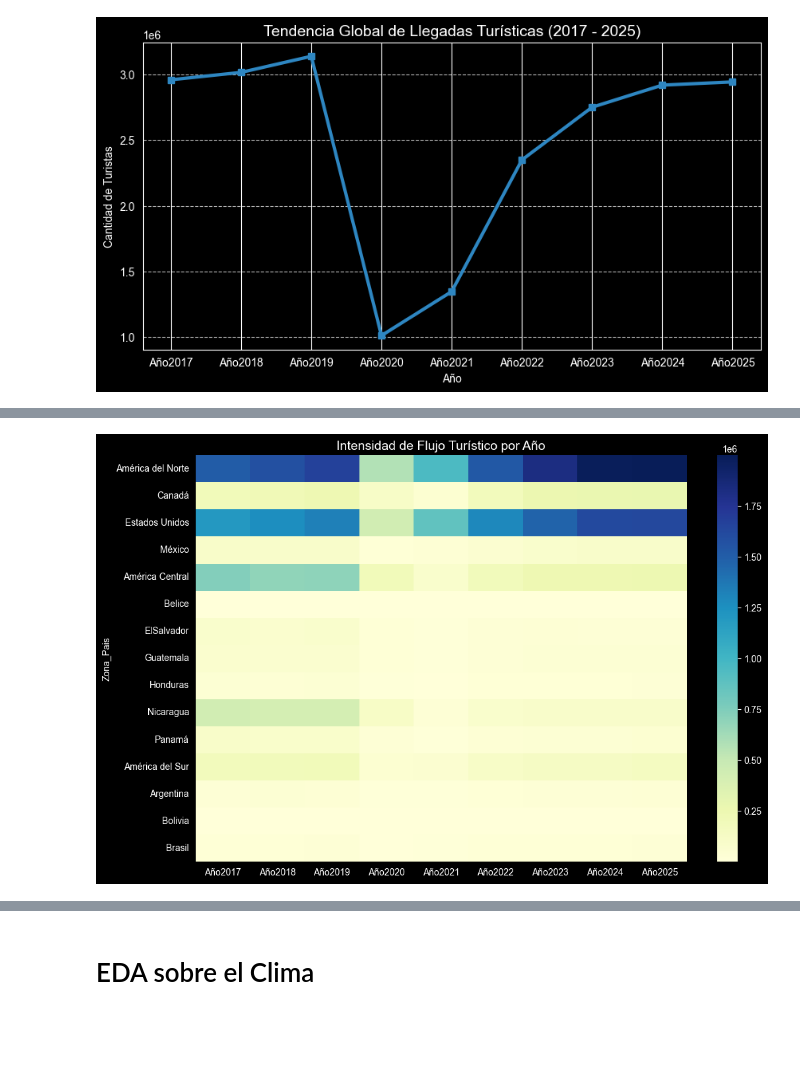
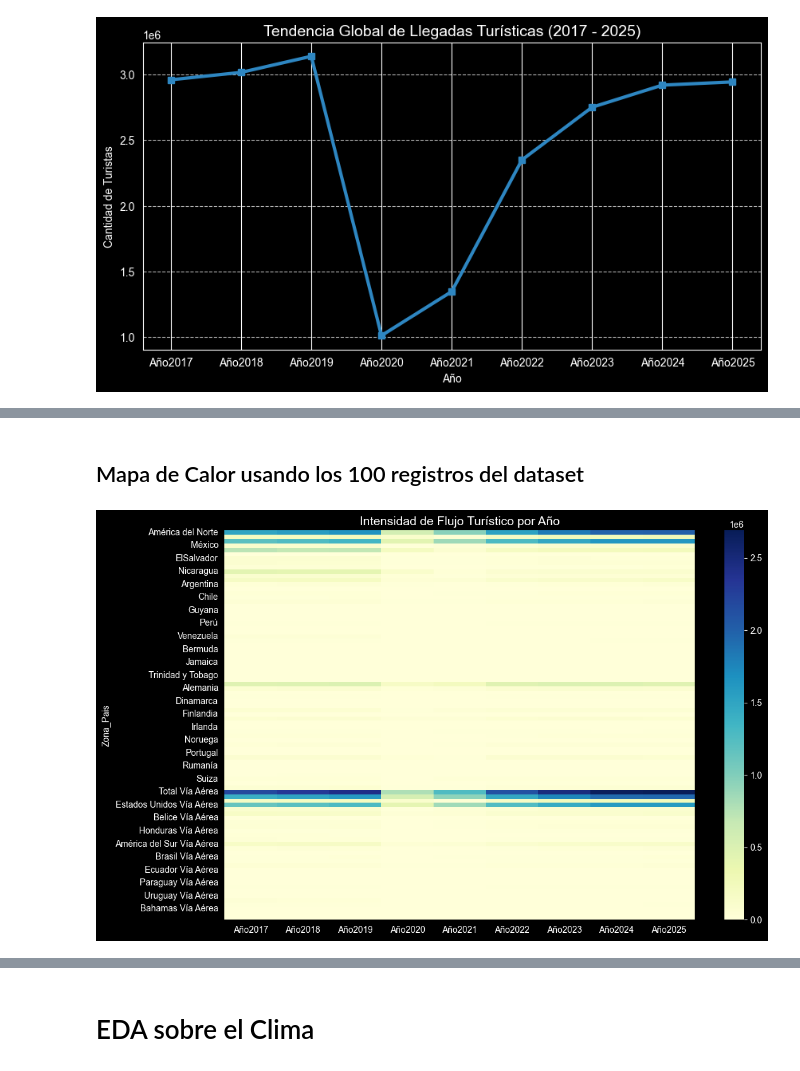
Before and after one commit to MauOrtizC/Proyecto_An-lisis_y_Predicci-n_del_Turismo_en_Costa_Rica, a Jupyter notebook: src/eda/EDA.ipynb, the cells around one changed output, grey strips where cells are left out. Cells and saved outputs as stored; diff of their text form; code cells hidden in the pictures; blank space fills up the shorter version.

```diff
--- a/src/eda/EDA.ipynb
+++ b/src/eda/EDA.ipynb
@@ -146,0 +110,19 @@ for col in num_cols[1:]:
+# %%
+top_6_zonas = df_paises[
+    (df_paises['Zona_Pais'] != 'Total') &
+    ((df_paises['Zona_Pais'] == 'América del Norte') |
+     (df_paises['Zona_Pais'] == 'América Central') |
+     (df_paises['Zona_Pais'] == 'América del Sur') |
+     (df_paises['Zona_Pais'] == 'Caribe') |
+     (df_paises['Zona_Pais'] == 'Europa') |
+     (df_paises['Zona_Pais'] == 'Otras Zonas')
+     )
+].head(6)
+
+for col in num_cols[1:]:
+    plt.figure(figsize = (8,4))
+    plt.bar(top_6_zonas['Zona_Pais'], top_6_zonas[col], color='skyblue')
+    plt.title(f"Top 6 Zonas del {col}")
+    plt.ylabel('Cantidad de Personas')
+    plt.xticks(rotation=45)
+    plt.show()
@@ -146,0 +141,19 @@ for col in num_cols[1:]:
+# %%
+top_15_paises = df_paises[
+    (df_paises['Zona_Pais'] != 'Total') &
+    ((df_paises['Zona_Pais'] != 'América del Norte') &
+     (df_paises['Zona_Pais'] != 'América Central') &
+     (df_paises['Zona_Pais'] != 'América del Sur') &
+     (df_paises['Zona_Pais'] != 'Caribe') &
+     (df_paises['Zona_Pais'] != 'Europa') &
+     (df_paises['Zona_Pais'] != 'Otras Zonas')
+     )
+].head(15)
+
+for col in num_cols[1:]:
+    plt.figure(figsize = (8,4))
+    plt.bar(top_15_paises['Zona_Pais'], top_15_paises[col], color='skyblue')
+    plt.title(f"Primeros 15 Países con mayor ingreso de Turistas del {col}")
+    plt.ylabel('Cantidad de Personas')
+    plt.xticks(rotation=45)
+    plt.show()
@@ -193,11 +196,12 @@ Passing `palette` without assigning `hue` is deprecated and will be removed in v
+# %% [markdown]
+## Mapa de Calor usando los 100 registros del dataset
 # %%
-# Seleccionamos una muestra de 15 países para que el mapa sea legible
-df_heatmap = df_paises.set_index('Zona_Pais')[annios].head(15)
+df_heatmap = df_paises.set_index('Zona_Pais')[annios].head(90)
 
 plt.figure(figsize=(12, 8))
 sns.heatmap(df_heatmap, cmap='YlGnBu', annot=False)
 
 plt.title('Intensidad de Flujo Turístico por Año', fontsize=14)
 plt.show()
 # %% [output]
-[figure, old version]
+[figure, new version]
```
Also changed, not shown: parts of 27 cells of this notebook.
